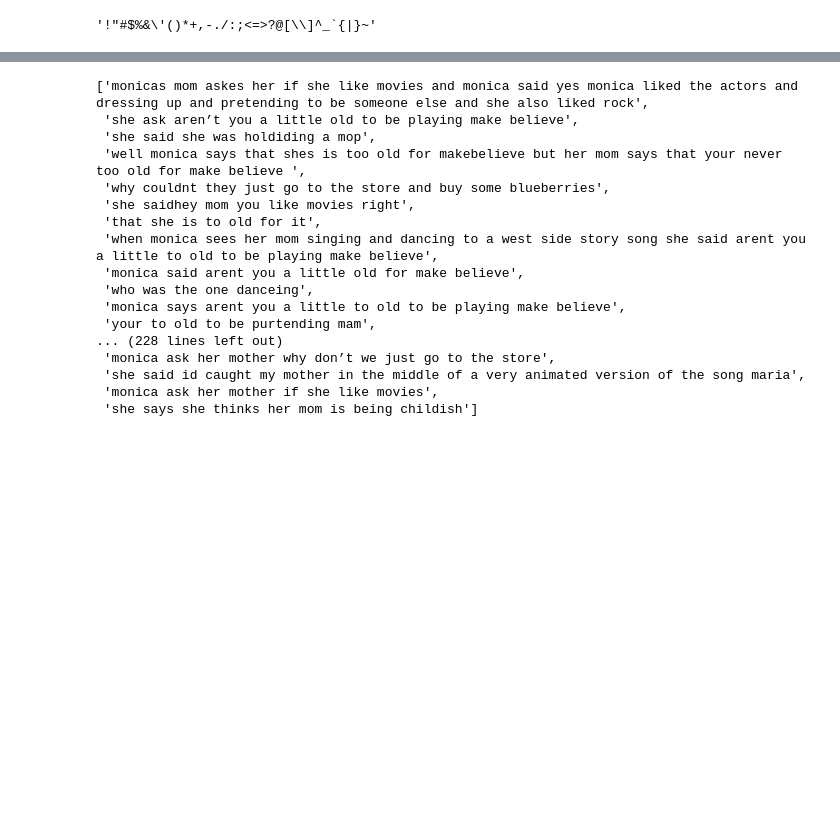
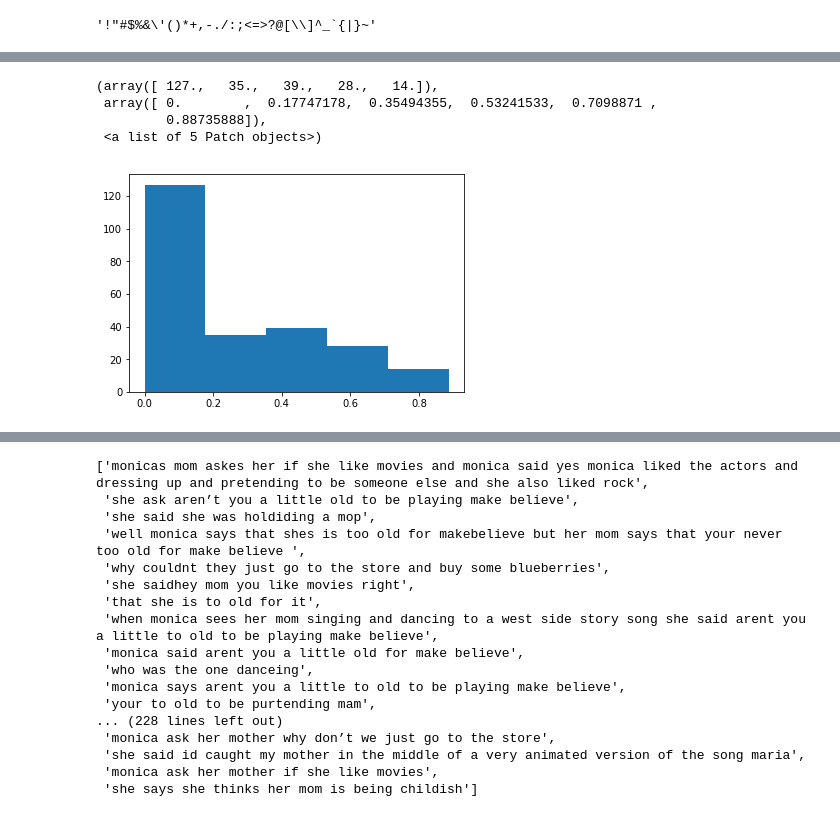
Before and after one commit to sarangof/beta-Grading, a Jupyter notebook: Learning.ipynb, the cells around one changed output, grey strips where cells are left out. Cells and saved outputs as stored; diff of their text form; code cells hidden in the pictures; blank space fills up the shorter version.

```diff
--- a/Learning.ipynb
+++ b/Learning.ipynb
@@ -361,0 +404,8 @@ for sentence in np_q1_answers:
+# %%
+plt.hist(q1q2q3.id_11459_sim_score, 5)
+# %% [output]
+(array([ 127.,   35.,   39.,   28.,   14.]),
+ array([ 0.        ,  0.17747178,  0.35494355,  0.53241533,  0.7098871 ,
+         0.88735888]),
+ <a list of 5 Patch objects>)
+[figure, added]
```
Also changed, not shown: parts of 43 cells of this notebook.
